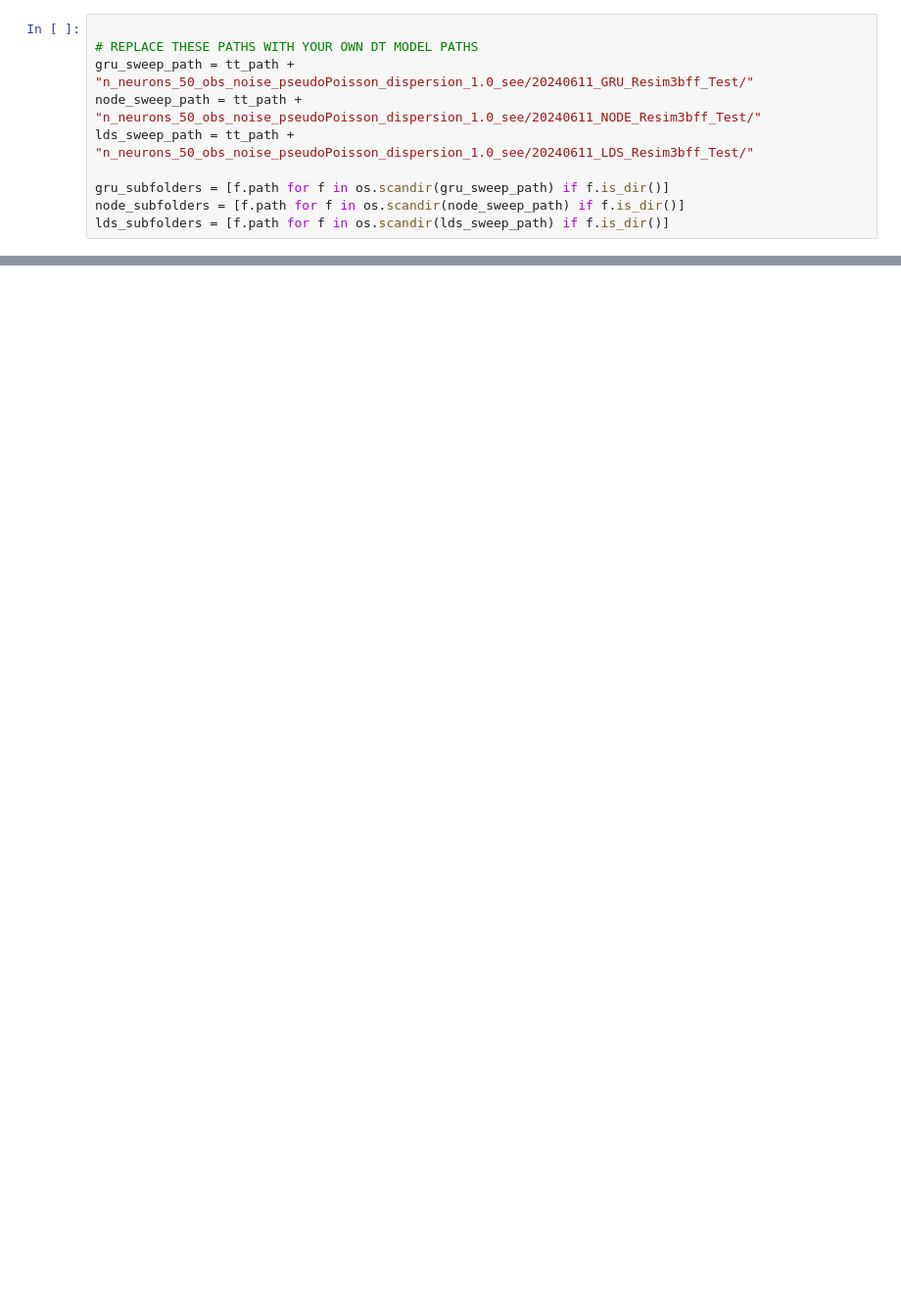
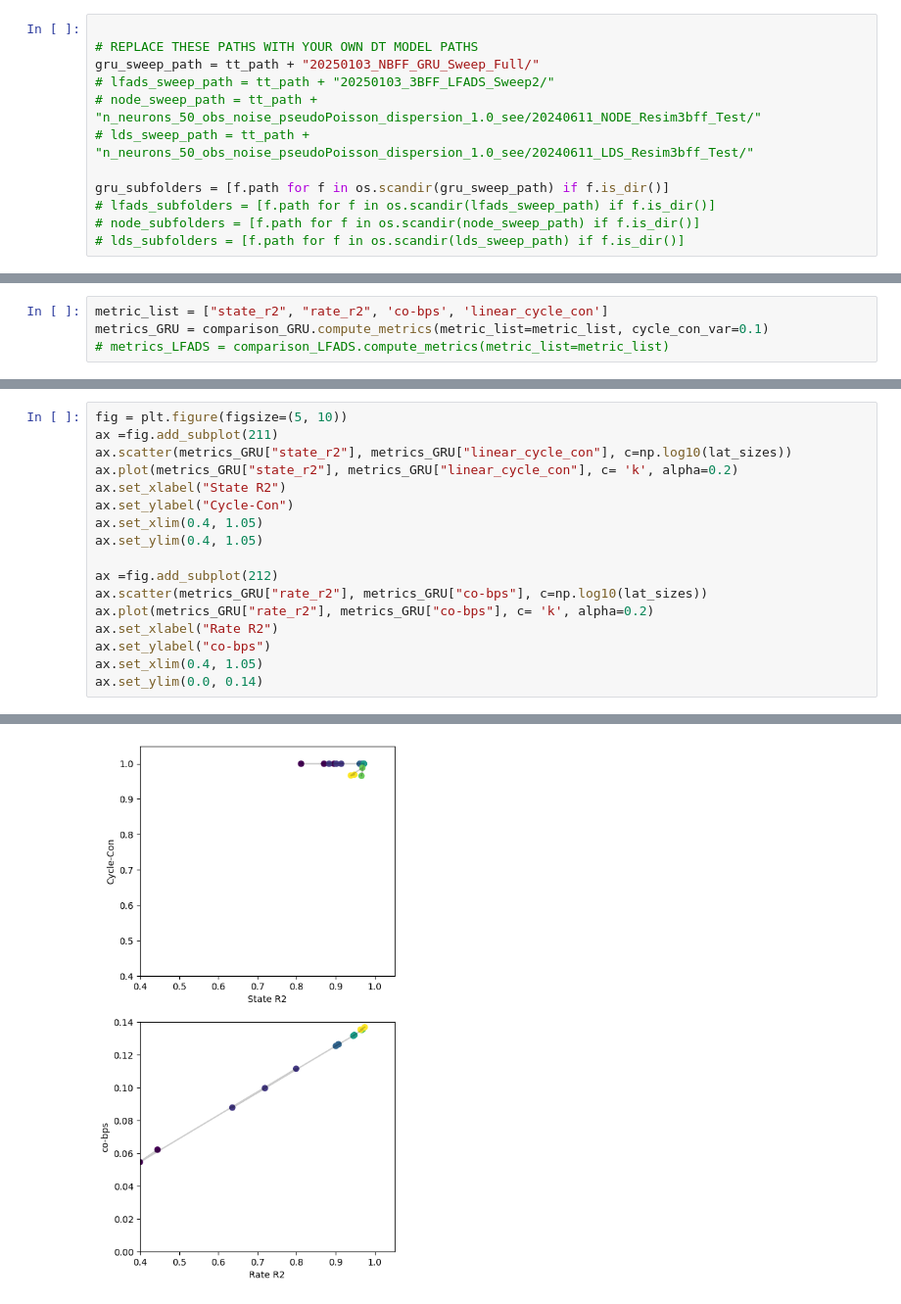
Before and after one commit to snel-repo/ComputationThruDynamicsBenchmark, a Jupyter notebook: examples/compare_dt_tt_models.ipynb, the cells around one changed output, grey strips where cells are left out. Shown at 98% size. Cells and saved outputs as stored; diff of their text form; blank space fills up the shorter version.

Commit message:
Modifications for heldin/heldout neurons

```diff
--- a/examples/compare_dt_tt_models.ipynb
+++ b/examples/compare_dt_tt_models.ipynb
@@ -21,10 +21,12 @@ tt_analysis.plot_trial_io(num_trials= 1)
 # %%
 
 # REPLACE THESE PATHS WITH YOUR OWN DT MODEL PATHS
-gru_sweep_path = tt_path + "n_neurons_50_obs_noise_pseudoPoisson_dispersion_1.0_see/20240611_GRU_Resim3bff_Test/"
-node_sweep_path = tt_path + "n_neurons_50_obs_noise_pseudoPoisson_dispersion_1.0_see/20240611_NODE_Resim3bff_Test/"
-lds_sweep_path = tt_path + "n_neurons_50_obs_noise_pseudoPoisson_dispersion_1.0_see/20240611_LDS_Resim3bff_Test/"
+gru_sweep_path = tt_path + "20250103_NBFF_GRU_Sweep_Full/"
+# lfads_sweep_path = tt_path + "20250103_3BFF_LFADS_Sweep2/"
+# node_sweep_path = tt_path + "n_neurons_50_obs_noise_pseudoPoisson_dispersion_1.0_see/20240611_NODE_Resim3bff_Test/"
+# lds_sweep_path = tt_path + "n_neurons_50_obs_noise_pseudoPoisson_dispersion_1.0_see/20240611_LDS_Resim3bff_Test/"
 
 gru_subfolders = [f.path for f in os.scandir(gru_sweep_path) if f.is_dir()]
-node_subfolders = [f.path for f in os.scandir(node_sweep_path) if f.is_dir()]
-lds_subfolders = [f.path for f in os.scandir(lds_sweep_path) if f.is_dir()]
+# lfads_subfolders = [f.path for f in os.scandir(lfads_sweep_path) if f.is_dir()]
+# node_subfolders = [f.path for f in os.scandir(node_sweep_path) if f.is_dir()]
+# lds_subfolders = [f.path for f in os.scandir(lds_sweep_path) if f.is_dir()]
@@ -56,0 +85,4 @@ comparison.compare_rate_state_r2(plot_dict=plot_dict)
+# %%
+metric_list = ["state_r2", "rate_r2", 'co-bps', 'linear_cycle_con']
+metrics_GRU = comparison_GRU.compute_metrics(metric_list=metric_list, cycle_con_var=0.1)
+# metrics_LFADS = comparison_LFADS.compute_metrics(metric_list=metric_list)
@@ -56,0 +177,18 @@ comparison.compare_rate_state_r2(plot_dict=plot_dict)
+# %%
+fig = plt.figure(figsize=(5, 10))
+ax =fig.add_subplot(211)
+ax.scatter(metrics_GRU["state_r2"], metrics_GRU["linear_cycle_con"], c=np.log10(lat_sizes))
+ax.plot(metrics_GRU["state_r2"], metrics_GRU["linear_cycle_con"], c= 'k', alpha=0.2)
+ax.set_xlabel("State R2")
+ax.set_ylabel("Cycle-Con")
+ax.set_xlim(0.4, 1.05)
+ax.set_ylim(0.4, 1.05)
+
+ax =fig.add_subplot(212)
+ax.scatter(metrics_GRU["rate_r2"], metrics_GRU["co-bps"], c=np.log10(lat_sizes))
+ax.plot(metrics_GRU["rate_r2"], metrics_GRU["co-bps"], c= 'k', alpha=0.2)
+ax.set_xlabel("Rate R2")
+ax.set_ylabel("co-bps")
+ax.set_xlim(0.4, 1.05)
+ax.set_ylim(0.0, 0.14)
+# %% [output]
@@ -56,0 +196 @@ comparison.compare_rate_state_r2(plot_dict=plot_dict)
+[figure, added]
```
Also changed, not shown: parts of 9 cells of this notebook, 18 other files.
